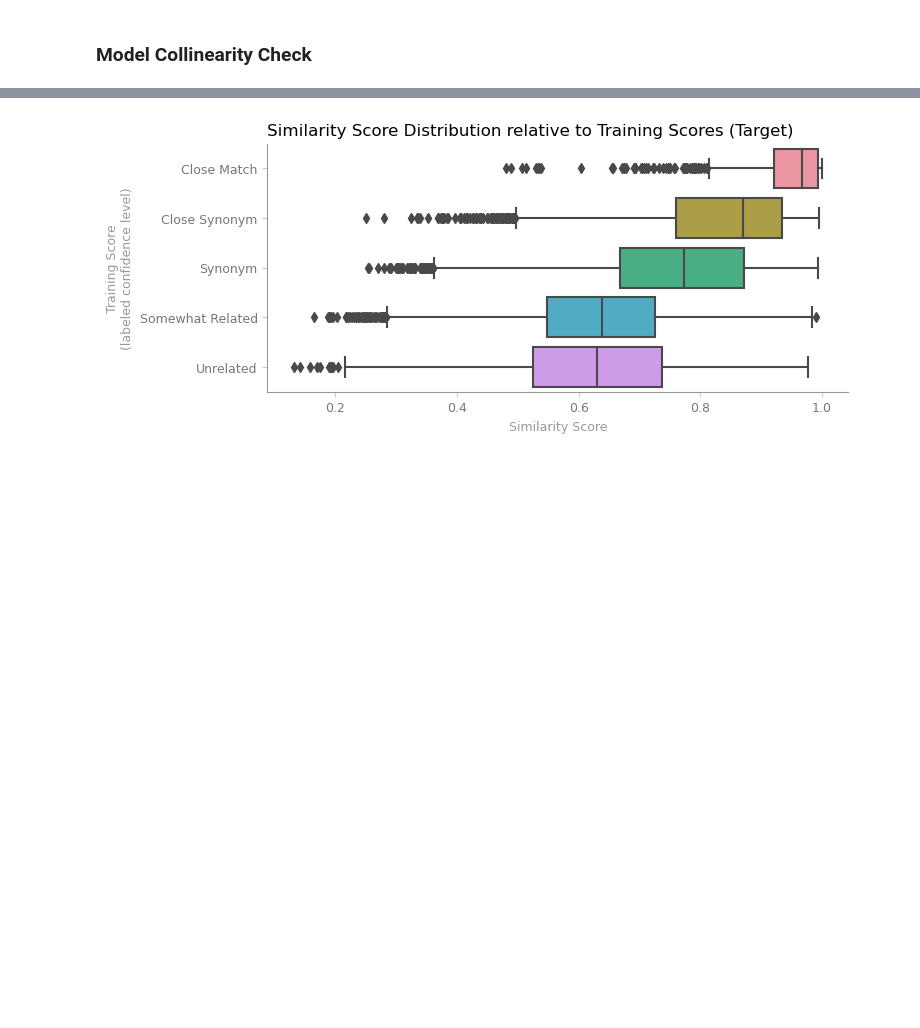
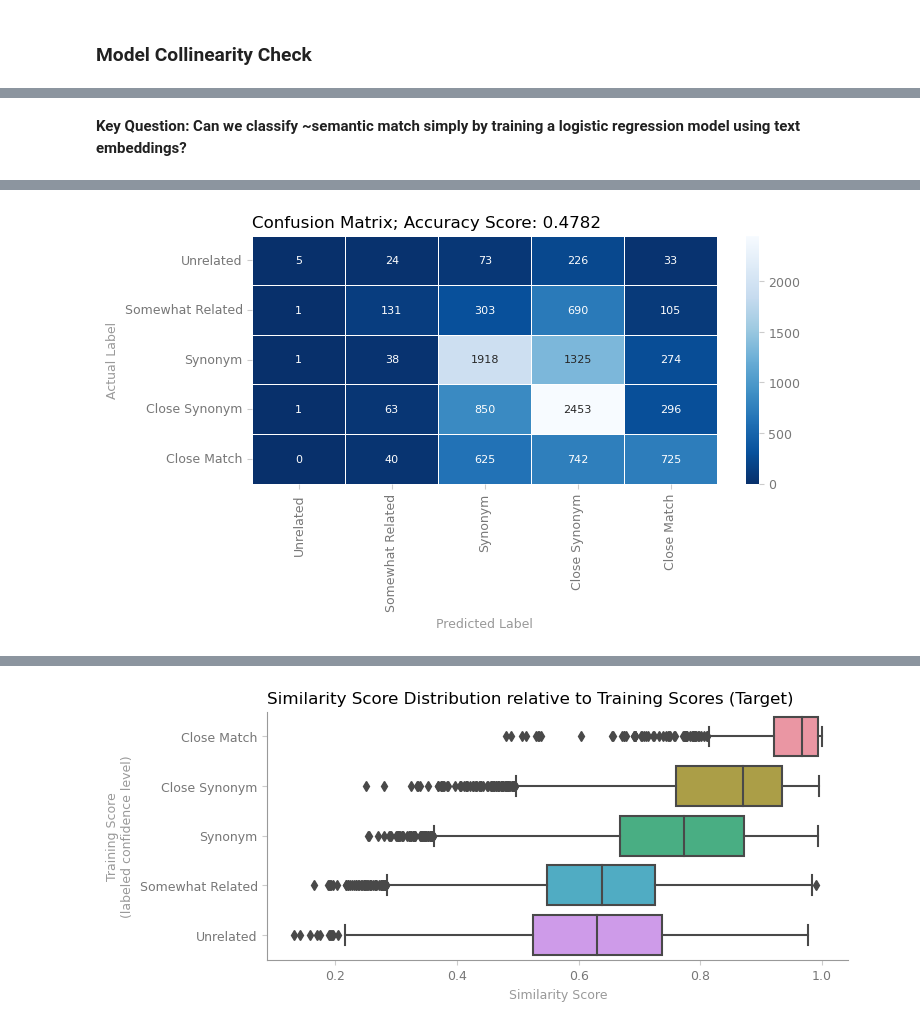
Before and after one commit to davefriesen/patent-semantics, a Jupyter notebook: source/patent-semantics.ipynb, the cells around one changed output, grey strips where cells are left out. Cells and saved outputs as stored; diff of their text form; code cells hidden in the pictures; blank space fills up the shorter version.

Commit message:
Update patent-semantics

```diff
--- a/source/patent-semantics.ipynb
+++ b/source/patent-semantics.ipynb
@@ -313,0 +319,2 @@ __(Bidirectional Encoder Representations from Transformers)__
+# %% [markdown]
+__Key Question: Can we classify ~semantic match simply by training a logistic regression model using text embeddings?__
@@ -313,0 +341,76 @@ __(Bidirectional Encoder Representations from Transformers)__
+# %%
+# Create model
+model = LogisticRegression(
+    solver = 'lbfgs',
+    max_iter = 1000,
+    multi_class = 'multinomial',
+    random_state = 17
+)
+
+#
+#skf = StratifiedKFold(n_splits = 5, shuffle = True, random_state = 17)
+#cv = cross_val_score(model, X_train, y_train, cv = skf, scoring = 'f1_micro')
+#print(cv, cv.mean())
+
+# Fit model to training data
+model = model.fit(X_train, y_train)
+
+# Run model predictions (validation)
+y_pred = model.predict(X_test)
+# %%
+# Generate classification report, confusion matrix, and multilabel confusion matrix (effectively
+#   2x2 for all classes) and summarize model results
+cr = classification_report(y_test, y_pred)
+cm = metrics.confusion_matrix(y_test, y_pred)
+mcm = metrics.multilabel_confusion_matrix(y_test, y_pred)
+score = model.score(X_test, y_test)
+
+# Output each
+print(cr)
+print(cm)
+print(mcm)
+
+# Visualize confusion matrix
+fig, ax = plt.subplots()
+sns.heatmap(
+    data = cm,
+    cmap = 'Blues_r',
+    annot = True,
+    fmt = ".0f", linewidths = .5,
+    annot_kws = {"fontsize":8}
+).set(
+    title = 'Confusion Matrix; Accuracy Score: {0:.4f}'.format(score),
+    xlabel = 'Predicted Label',
+    ylabel = 'Actual Label'
+)
+labels = pd.DataFrame(pd.DataFrame(y_train).groupby('score_match'))
+labels = labels[labels.columns[0]].values.tolist()
+ax.set_xticklabels(labels, rotation = 90)
+ax.set_yticklabels(labels, rotation = 0)
+plt.show()
+fig.savefig('confusion-matrix.svg')
+
+# Do standard calcs (for practice)
+FP = cm.sum(axis = 0) - np.diag(cm)
+FN = cm.sum(axis = 1) - np.diag(cm)
+TP = np.diag(cm)
+TN = cm.sum() - (FP + FN + TP)
+
+# Sensitivity, hit rate, recall, or true positive rate
+TPR = TP / (TP + FN)
+# Specificity or true negative rate
+TNR = TN / (TN + FP)
+# Precision or positive predictive value
+PPV = TP / (TP + FP)
+# Negative predictive value
+NPV = TN / (TN + FN)
+# Fall out or false positive rate
+FPR = FP / (FP + TN)
+# False negative rate
+FNR = FN / (TP + FN)
+# False discovery rate
+FDR = FP / (TP + FP)
+
+# Overall accuracy
+ACC = (TP + TN) / (TP + FP + FN + TN)
+# %% [output]
@@ -313,0 +434 @@ __(Bidirectional Encoder Representations from Transformers)__
+[figure, added]
```
Also changed, not shown: parts of 28 cells of this notebook, 7 other files.
